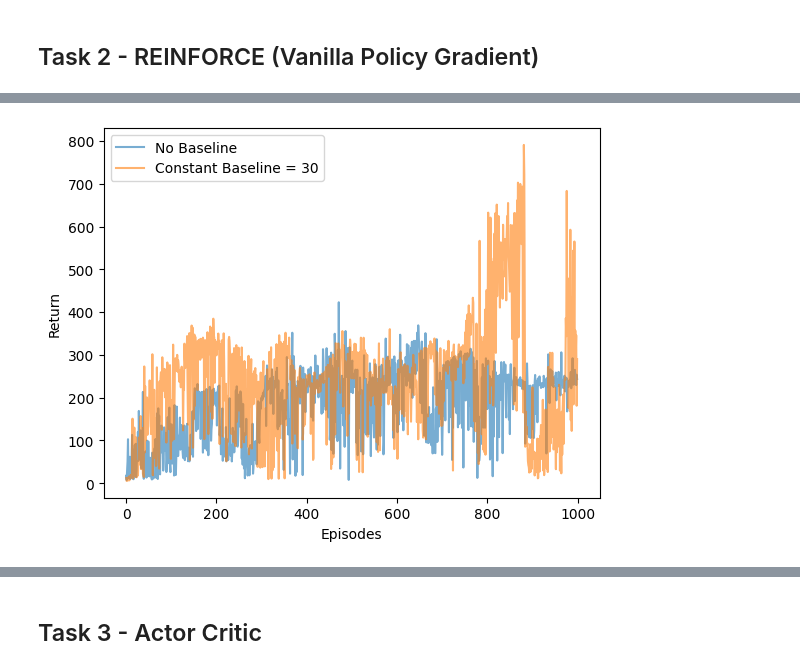
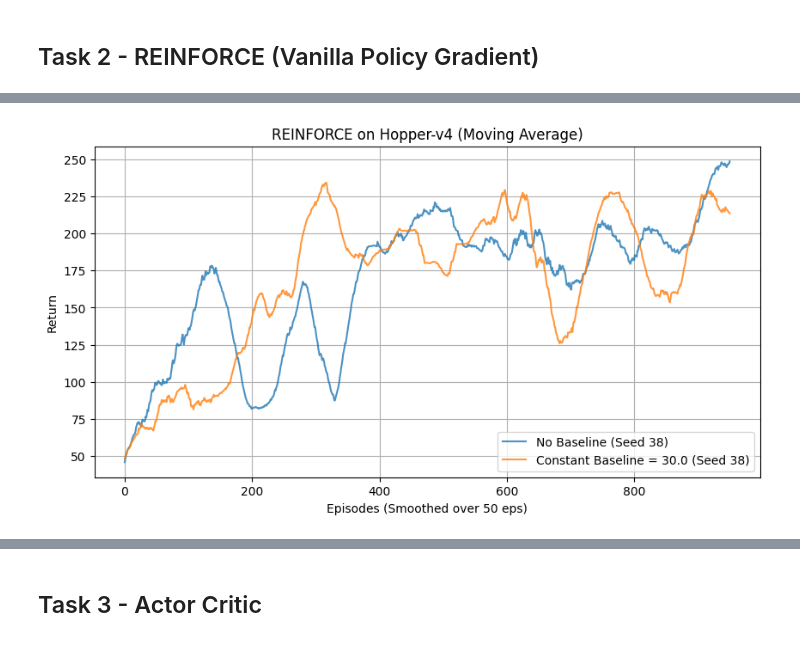
Before and after one commit to ronMoisei/FAIDML---Reinforcement-Learning, a Jupyter notebook: RL/train.ipynb, the cells around one changed output, grey strips where cells are left out. Drawn from its saved outputs; the diff is of its cells as text; code cells hidden in the pictures.

Commit message:
Developed 2.1. Implemented seed for controlled testing
Problems, REINFORCE plot does not plot reinforce implementation without baseline.

```diff
--- a/RL/train.ipynb
+++ b/RL/train.ipynb
@@ -4,20 +10,50 @@
 import gymnasium as gym
 import numpy as np
 import matplotlib.pyplot as plt
+import torch
+import random
+import os
+
+# Import your newly updated agent
 from agent import ReinforceAgent
 
+# ==========================================
+# 3. THE SEED LOCK FUNCTION
+# ==========================================
+def set_seed(env, seed=38):
+    os.environ['PYTHONHASHSEED'] = str(seed)
+    random.seed(seed)
+    np.random.seed(seed)
+    torch.manual_seed(seed)
+    if torch.cuda.is_available():
+        torch.cuda.manual_seed(seed)
+        torch.cuda.manual_seed_all(seed)
 
-def train_reinforce(env_name='Hopper-v4', episodes=1000, baseline=0.0):
+    torch.backends.cudnn.deterministic = True
+    torch.backends.cudnn.benchmark = False
+
+# ==========================================
+# 4. THE TRAINING LOOP
+# ==========================================
+def train_reinforce(env_name='Hopper-v4', episodes=1000, baseline=0.0, seed=38):
     env = gym.make(env_name)
+    set_seed(env, seed)
+
     state_dim = env.observation_space.shape[0]
     action_dim = env.action_space.shape[0]
 
+    # Instantiate the agent with the requested constant baseline
     agent = ReinforceAgent(state_dim, action_dim, lr=1e-3, gamma=0.99, baseline=baseline)
     metrics_rewards = []
 
-    print(f"--- Training REINFORCE (Baseline = {baseline}) ---")
+    print(f"--- Training REINFORCE (Constant Baseline = {baseline} | Seed: {seed}) ---")
+
     for ep in range(episodes):
-        state, _ = env.reset()
+        if ep == 0:
+            state, _ = env.reset(seed=seed)
+        else:
+            state, _ = env.reset()
+
         ep_reward = 0
 
         while True:
@@ -31,7 +67,6 @@ def train_reinforce(env_name='Hopper-v4', episodes=1000, baseline=0.0):
             if terminated or truncated:
                 break
 
-        # Update network at the end of the episode
         loss = agent.update()
         metrics_rewards.append(ep_reward)
 
@@ -42,20 +77,31 @@ def train_reinforce(env_name='Hopper-v4', episodes=1000, baseline=0.0):
     env.close()
     return metrics_rewards
 
+# ==========================================
+# 5. EXECUTION AND PLOTTING
+# ==========================================
+if __name__ == "__main__":
+    print("Starting Training (This will take a few minutes)...")
 
-if __name__ == "__main__":
     # Experiment 1: No baseline
-    rewards_no_baseline = train_reinforce(baseline=0.0)
+    rewards_no_baseline = train_reinforce(baseline=0.0, seed=38)
 
-    # Experiment 2: Constant baseline
-    # (Hint: 20-50 is a reasonable constant to test for early Hopper episodes)
-    rewards_const_baseline = train_reinforce(baseline=30.0)
+    # Experiment 2: Constant Baseline = 30.0
+    rewards_const_baseline = train_reinforce(baseline=30.0, seed=38)
 
-    # Basic plotting block for your report
-    plt.plot(rewards_no_baseline, alpha=0.6, label='No Baseline')
-    plt.plot(rewards_const_baseline, alpha=0.6, label='Constant Baseline = 30')
-    plt.xlabel('Episodes')
+    # Plot results with moving average smoothing
+    plt.figure(figsize=(10, 5))
+    window = 50
+
+    plt.plot(np.convolve(rewards_no_baseline, np.ones(window)/window, mode='valid'),
+             alpha=0.8, label='No Baseline (Seed 38)')
+    plt.plot(np.convolve(rewards_const_baseline, np.ones(window)/window, mode='valid'),
+             alpha=0.8, label='Constant Baseline = 30.0 (Seed 38)')
+
+    plt.title('REINFORCE on Hopper-v4 (Moving Average)')
+    plt.xlabel(f'Episodes (Smoothed over {window} eps)')
     plt.ylabel('Return')
     plt.legend()
+    plt.grid(True)
     plt.show()
 # %% [output]
@@ -79 +125 @@ Episode 1000 | Avg Reward: 177.00 | Last Loss: 44764.44
-[figure, old version]
+[figure, new version]
```
Also changed, not shown: parts of 5 cells of this notebook, 2 other files.
